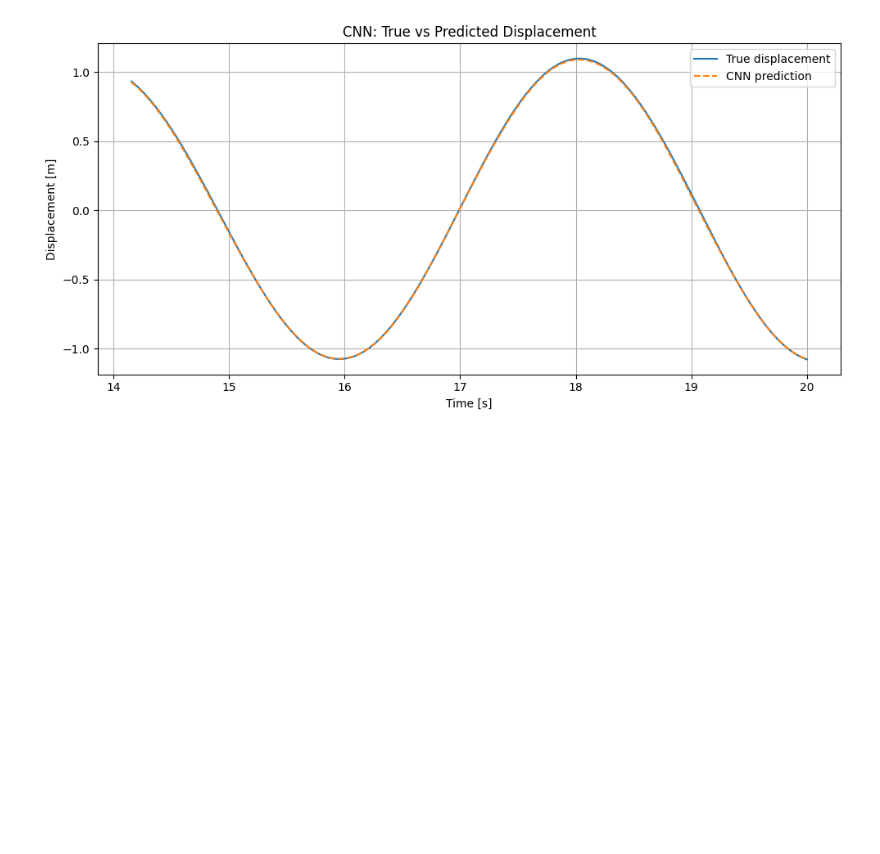
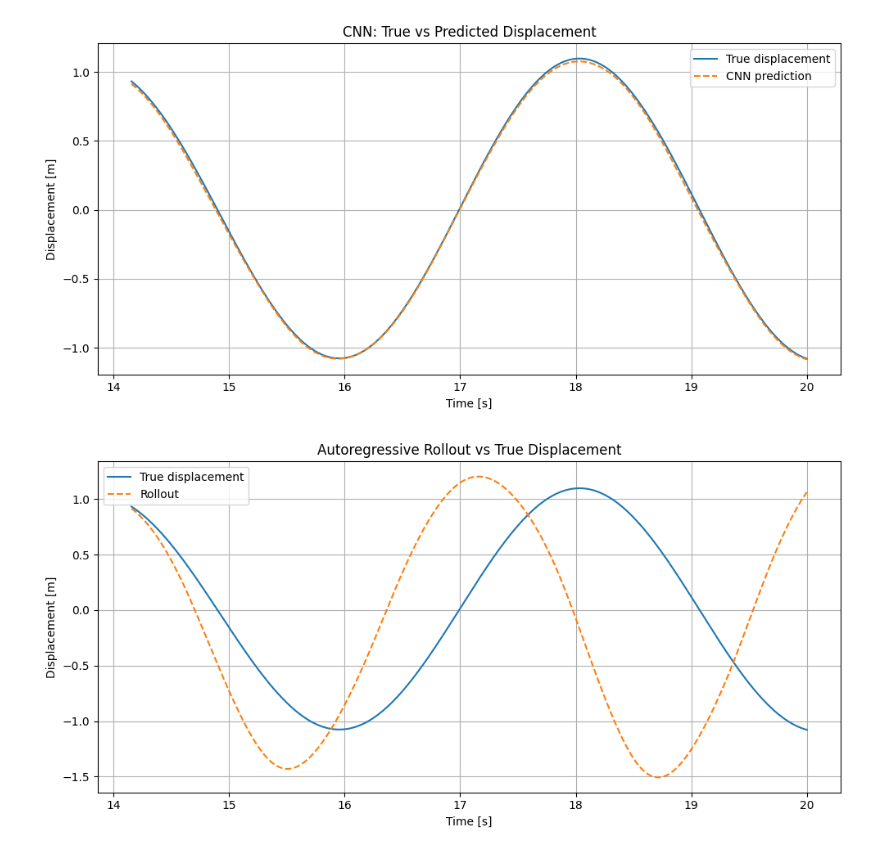
Before and after one commit to BLACKMAMBA-2408/Neural-Networks-Performance-In-Predicting-A-Simple-Mass-Spring-System, a Jupyter notebook: cnn.ipynb, the cells around one changed output. Cells and saved outputs as stored; diff of their text form; code cells hidden in the pictures; blank space fills up the shorter version.

Commit message:
added rollout to CNN

```diff
--- a/cnn.ipynb
+++ b/cnn.ipynb
@@ -262,3 +262,19 @@ plt.tight_layout()
 plt.show()
 # %% [output]
 [figure]
+# %%
+# evaluate with only giving the model the first 50 data points and feed the prediction as the input set
+model.eval()
+
+window = list(x[split_index: split_index + window_size])
+rollout_preds = []
+
+with torch.no_grad():
+    for _ in range(len(x) - test_start):
+        inp = torch.tensor(window[-window_size:], dtype=torch.float32)
+        inp = inp.reshape(1, 1, window_size)
+        next_val = model(inp).item()
+        rollout_preds.append(next_val)
+        window.append(next_val)
+
+rollout_preds = np.array(rollout_preds)
@@ -264,0 +285,18 @@ plt.show()
+# %%
+# plot rollout
+plt.figure(figsize=(10, 5))
+
+plt.plot(t_test, actual, label="True displacement")
+plt.plot(t_test, rollout_preds, "--", label="Rollout")
+plt.xlabel("Time [s]")
+plt.ylabel("Displacement [m]")
+
+plt.title("Autoregressive Rollout vs True Displacement")
+
+plt.legend()
+plt.grid()
+plt.tight_layout()
+
+plt.show()
+# %% [output]
+[figure, added]
```
Also changed, not shown: parts of 4 cells of this notebook.
